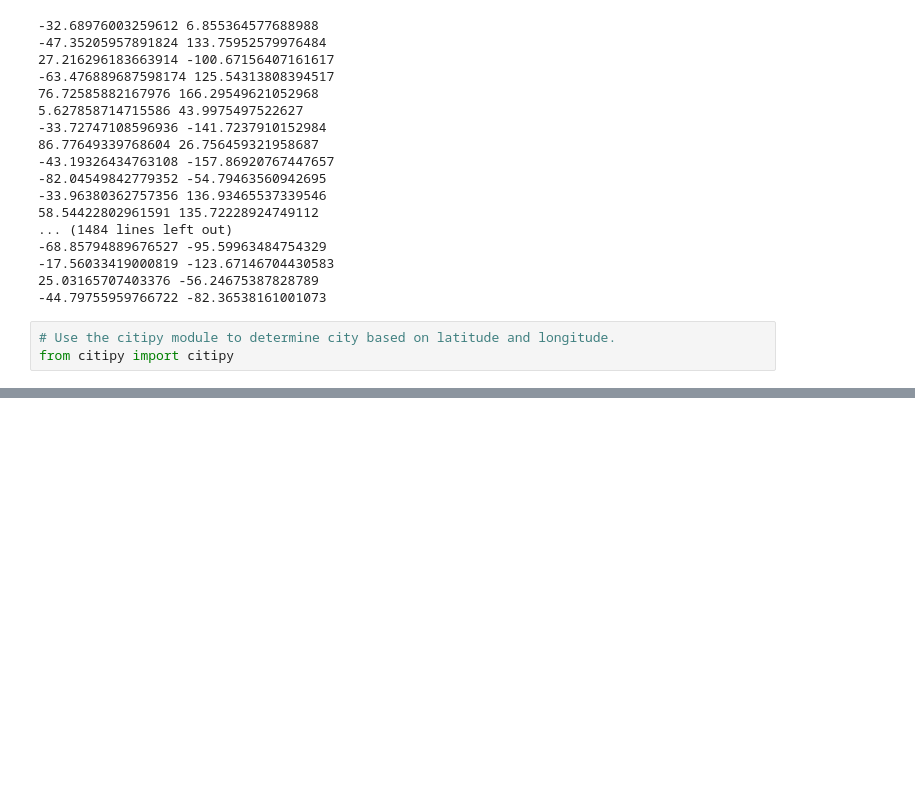
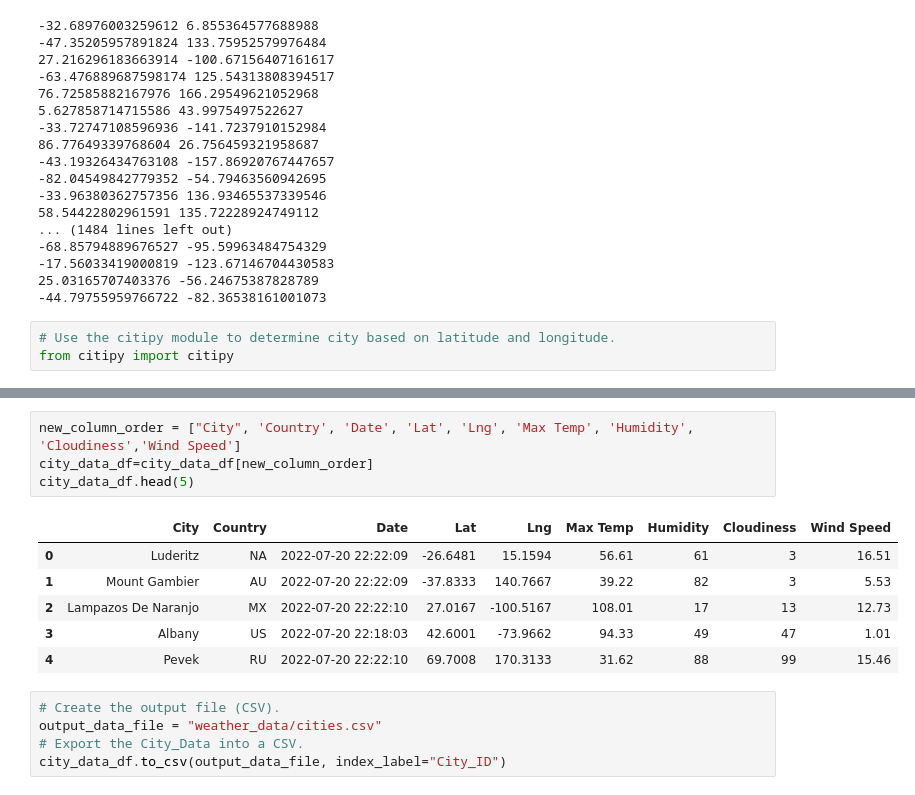
Before and after one commit to martebeatriz/World_Weather_Analysis, a Jupyter notebook: WeatherPy.ipynb, the cells around one changed output, grey strips where cells are left out. Saved outputs shown, nothing was run; the diff lists cells and outputs as text; blank space fills up the shorter version.

Commit message:
Cities generated and added to a df

```diff
--- a/WeatherPy.ipynb
+++ b/WeatherPy.ipynb
@@ -55,0 +162,16 @@ len(cities)
+# %%
+new_column_order = ["City", 'Country', 'Date', 'Lat', 'Lng', 'Max Temp', 'Humidity', 'Cloudiness','Wind Speed']
+city_data_df=city_data_df[new_column_order]
+city_data_df.head(5)
+# %% [output]
+|  | City | Country | Date | Lat | Lng | Max Temp | Humidity | Cloudiness | Wind Speed |
+| 0 | Luderitz | NA | 2022-07-20 22:22:09 | -26.6481 | 15.1594 | 56.61 | 61 | 3 | 16.51 |
+| 1 | Mount Gambier | AU | 2022-07-20 22:22:09 | -37.8333 | 140.7667 | 39.22 | 82 | 3 | 5.53 |
+| 2 | Lampazos De Naranjo | MX | 2022-07-20 22:22:10 | 27.0167 | -100.5167 | 108.01 | 17 | 13 | 12.73 |
+| 3 | Albany | US | 2022-07-20 22:18:03 | 42.6001 | -73.9662 | 94.33 | 49 | 47 | 1.01 |
+| 4 | Pevek | RU | 2022-07-20 22:22:10 | 69.7008 | 170.3133 | 31.62 | 88 | 99 | 15.46 |
+# %%
+# Create the output file (CSV).
+output_data_file = "weather_data/cities.csv"
+# Export the City_Data into a CSV.
+city_data_df.to_csv(output_data_file, index_label="City_ID")
```
Also changed, not shown: parts of 6 cells of this notebook, 1 other file.
